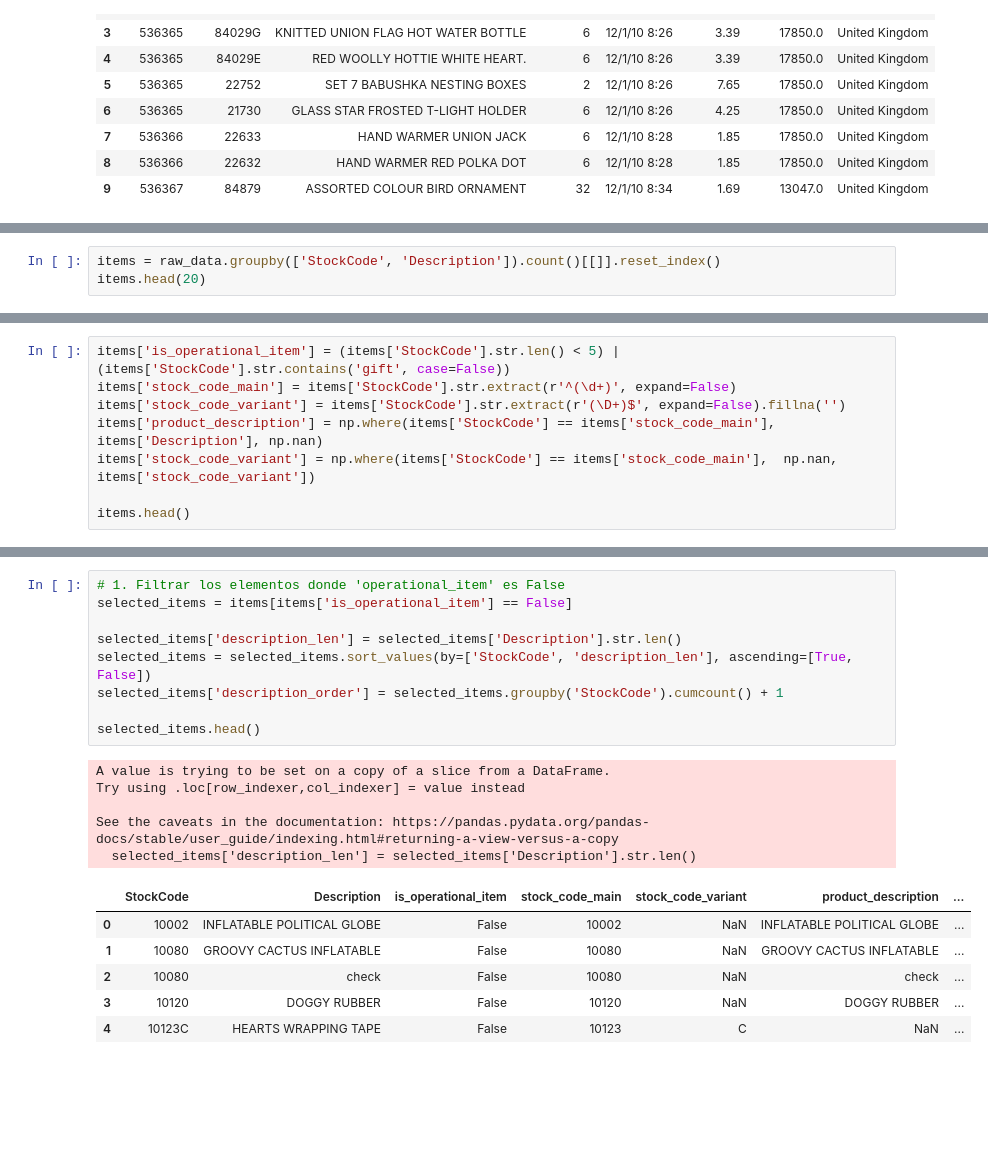
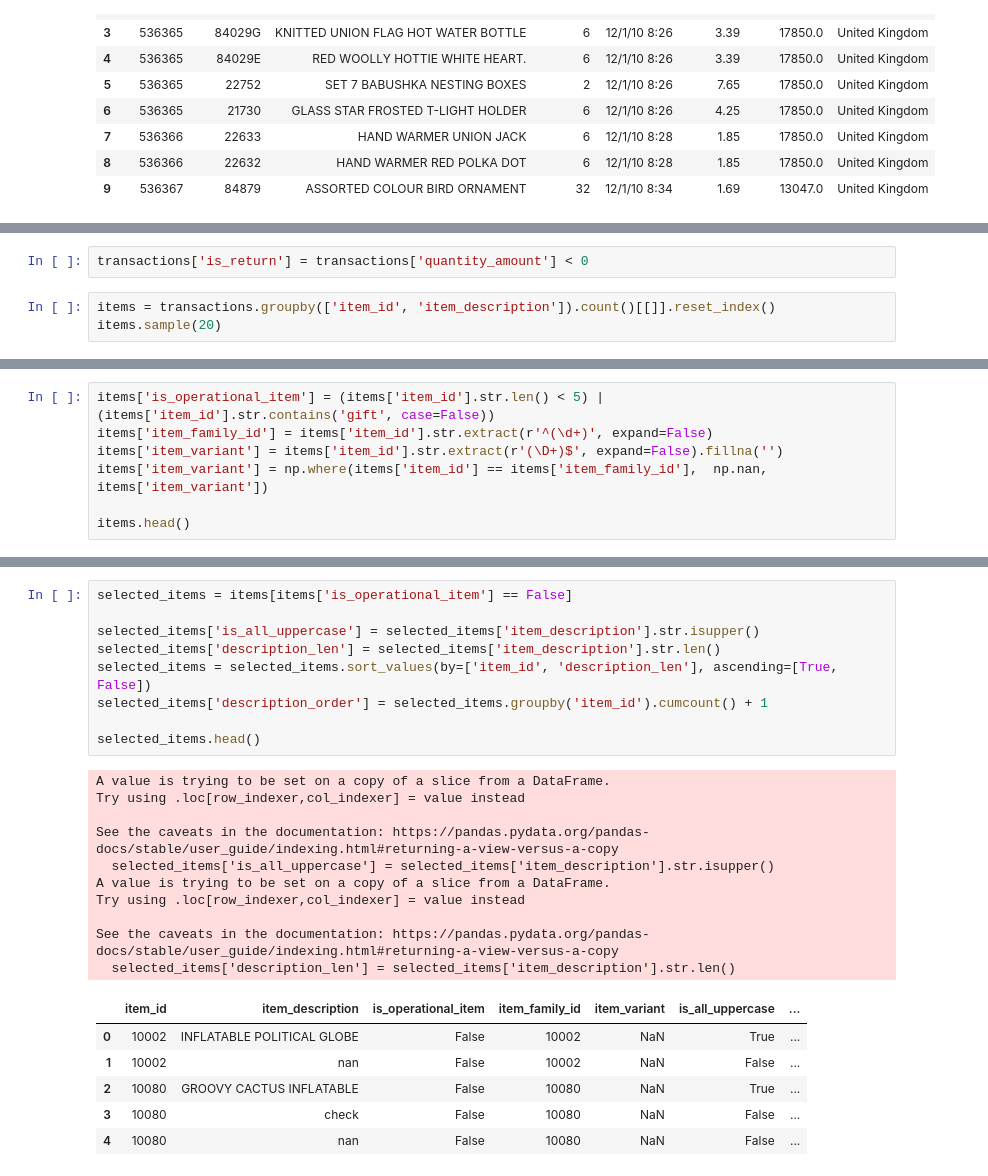
Before and after one commit to EAlmazanG/e2e-shop-pipedash, a Jupyter notebook: notebooks/prepare_data.ipynb, the cells around one changed output, grey strips where cells are left out. Cells and saved outputs as stored; diff of their text form; blank space fills up the shorter version.

```diff
--- a/notebooks/prepare_data.ipynb
+++ b/notebooks/prepare_data.ipynb
@@ -35,4 +74,6 @@ display(raw_data.head(10))
+# %%
+transactions['is_return'] = transactions['quantity_amount'] < 0
 # %%
-items = raw_data.groupby(['StockCode', 'Description']).count()[[]].reset_index()
-items.head(20)
+items = transactions.groupby(['item_id', 'item_description']).count()[[]].reset_index()
+items.sample(20)
 # %% [output]
@@ -56,9 +97,8 @@ items.head(20)
 # %%
-items['is_operational_item'] = (items['StockCode'].str.len() < 5) | (items['StockCode'].str.contains('gift', case=False))
-items['stock_code_main'] = items['StockCode'].str.extract(r'^(\d+)', expand=False)
-items['stock_code_variant'] = items['StockCode'].str.extract(r'(\D+)$', expand=False).fillna('')
-items['product_description'] = np.where(items['StockCode'] == items['stock_code_main'], items['Description'], np.nan)
-items['stock_code_variant'] = np.where(items['StockCode'] == items['stock_code_main'],  np.nan, items['stock_code_variant'])
+items['is_operational_item'] = (items['item_id'].str.len() < 5) | (items['item_id'].str.contains('gift', case=False))
+items['item_family_id'] = items['item_id'].str.extract(r'^(\d+)', expand=False)
+items['item_variant'] = items['item_id'].str.extract(r'(\D+)$', expand=False).fillna('')
+items['item_variant'] = np.where(items['item_id'] == items['item_family_id'],  np.nan, items['item_variant'])
 
 items.head()
 # %% [output]
@@ -71,21 +111,26 @@ items.head()
 # %%
-# 1. Filtrar los elementos donde 'operational_item' es False
 selected_items = items[items['is_operational_item'] == False]
 
-selected_items['description_len'] = selected_items['Description'].str.len()
-selected_items = selected_items.sort_values(by=['StockCode', 'description_len'], ascending=[True, False])
-selected_items['description_order'] = selected_items.groupby('StockCode').cumcount() + 1
+selected_items['is_all_uppercase'] = selected_items['item_description'].str.isupper()
+selected_items['description_len'] = selected_items['item_description'].str.len()
+selected_items = selected_items.sort_values(by=['item_id', 'description_len'], ascending=[True, False])
+selected_items['description_order'] = selected_items.groupby('item_id').cumcount() + 1
 
 selected_items.head()
 # %% [output]
 A value is trying to be set on a copy of a slice from a DataFrame.
 Try using .loc[row_indexer,col_indexer] = value instead
 
 See the caveats in the documentation: https://pandas.pydata.org/pandas-docs/stable/user_guide/indexing.html#returning-a-view-versus-a-copy
-  selected_items['description_len'] = selected_items['Description'].str.len()
+  selected_items['is_all_uppercase'] = selected_items['item_description'].str.isupper()
+A value is trying to be set on a copy of a slice from a DataFrame.
+Try using .loc[row_indexer,col_indexer] = value instead
+
+See the caveats in the documentation: https://pandas.pydata.org/pandas-docs/stable/user_guide/indexing.html#returning-a-view-versus-a-copy
+  selected_items['description_len'] = selected_items['item_description'].str.len()
-|  | StockCode | Description | is_operational_item | stock_code_main | stock_code_variant | product_description | ... |
-| 0 | 10002 | INFLATABLE POLITICAL GLOBE | False | 10002 | NaN | INFLATABLE POLITICAL GLOBE | ... |
-| 1 | 10080 | GROOVY CACTUS INFLATABLE | False | 10080 | NaN | GROOVY CACTUS INFLATABLE | ... |
-| 2 | 10080 | check | False | 10080 | NaN | check | ... |
-| 3 | 10120 | DOGGY RUBBER | False | 10120 | NaN | DOGGY RUBBER | ... |
-| 4 | 10123C | HEARTS WRAPPING TAPE | False | 10123 | C | NaN | ... |
+|  | item_id | item_description | is_operational_item | item_family_id | item_variant | is_all_uppercase | ... |
+| 0 | 10002 | INFLATABLE POLITICAL GLOBE | False | 10002 | NaN | True | ... |
+| 1 | 10002 | nan | False | 10002 | NaN | False | ... |
+| 2 | 10080 | GROOVY CACTUS INFLATABLE | False | 10080 | NaN | True | ... |
+| 3 | 10080 | check | False | 10080 | NaN | False | ... |
+| 4 | 10080 | nan | False | 10080 | NaN | False | ... |
```
Also changed, not shown: parts of 17 cells of this notebook, 1 other file.
